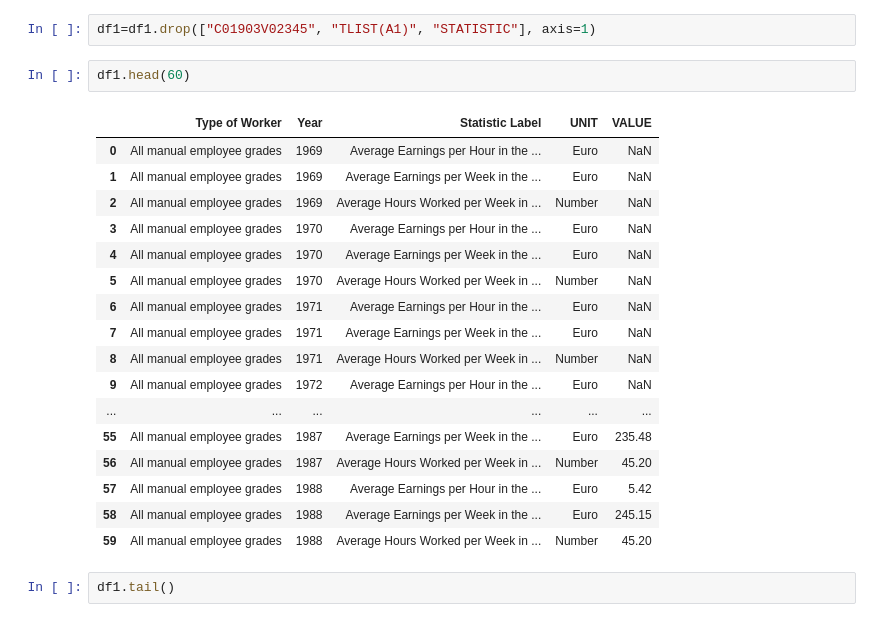
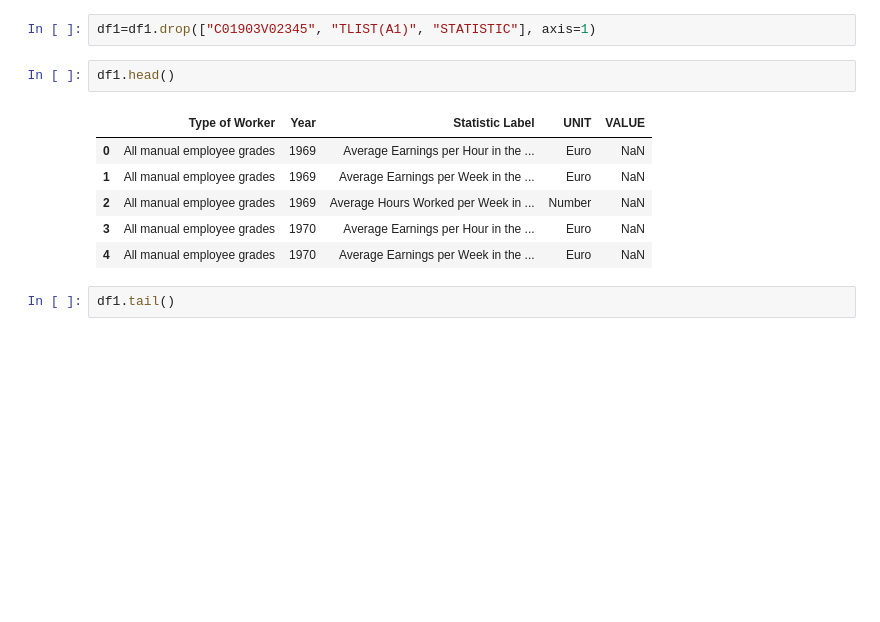
Before and after one commit to rachelhurleycct/CA2, a Jupyter notebook: CA2.ipynb, the cells around one changed output. Cells and saved outputs as stored; diff of their text form; blank space fills up the shorter version.

```diff
--- a/CA2.ipynb
+++ b/CA2.ipynb
@@ -15,25 +15,14 @@ df1.head()
 # %%
 df1=df1.drop(["C01903V02345", "TLIST(A1)", "STATISTIC"], axis=1)
 # %%
-df1.head(60)
+df1.head()
 # %% [output]
 |  | Type of Worker | Year | Statistic Label | UNIT | VALUE |
 | 0 | All manual employee grades | 1969 | Average Earnings per Hour in the ... | Euro | NaN |
 | 1 | All manual employee grades | 1969 | Average Earnings per Week in the ... | Euro | NaN |
 | 2 | All manual employee grades | 1969 | Average Hours Worked per Week in ... | Number | NaN |
 | 3 | All manual employee grades | 1970 | Average Earnings per Hour in the ... | Euro | NaN |
 | 4 | All manual employee grades | 1970 | Average Earnings per Week in the ... | Euro | NaN |
-| 5 | All manual employee grades | 1970 | Average Hours Worked per Week in ... | Number | NaN |
-| 6 | All manual employee grades | 1971 | Average Earnings per Hour in the ... | Euro | NaN |
-| 7 | All manual employee grades | 1971 | Average Earnings per Week in the ... | Euro | NaN |
-| 8 | All manual employee grades | 1971 | Average Hours Worked per Week in ... | Number | NaN |
-| 9 | All manual employee grades | 1972 | Average Earnings per Hour in the ... | Euro | NaN |
-| ... | ... | ... | ... | ... | ... |
-| 55 | All manual employee grades | 1987 | Average Earnings per Week in the ... | Euro | 235.48 |
-| 56 | All manual employee grades | 1987 | Average Hours Worked per Week in ... | Number | 45.20 |
-| 57 | All manual employee grades | 1988 | Average Earnings per Hour in the ... | Euro | 5.42 |
-| 58 | All manual employee grades | 1988 | Average Earnings per Week in the ... | Euro | 245.15 |
-| 59 | All manual employee grades | 1988 | Average Hours Worked per Week in ... | Number | 45.20 |
 # %%
 df1.tail()
 # %% [output]
```
Also changed, not shown: parts of 23 cells of this notebook.
